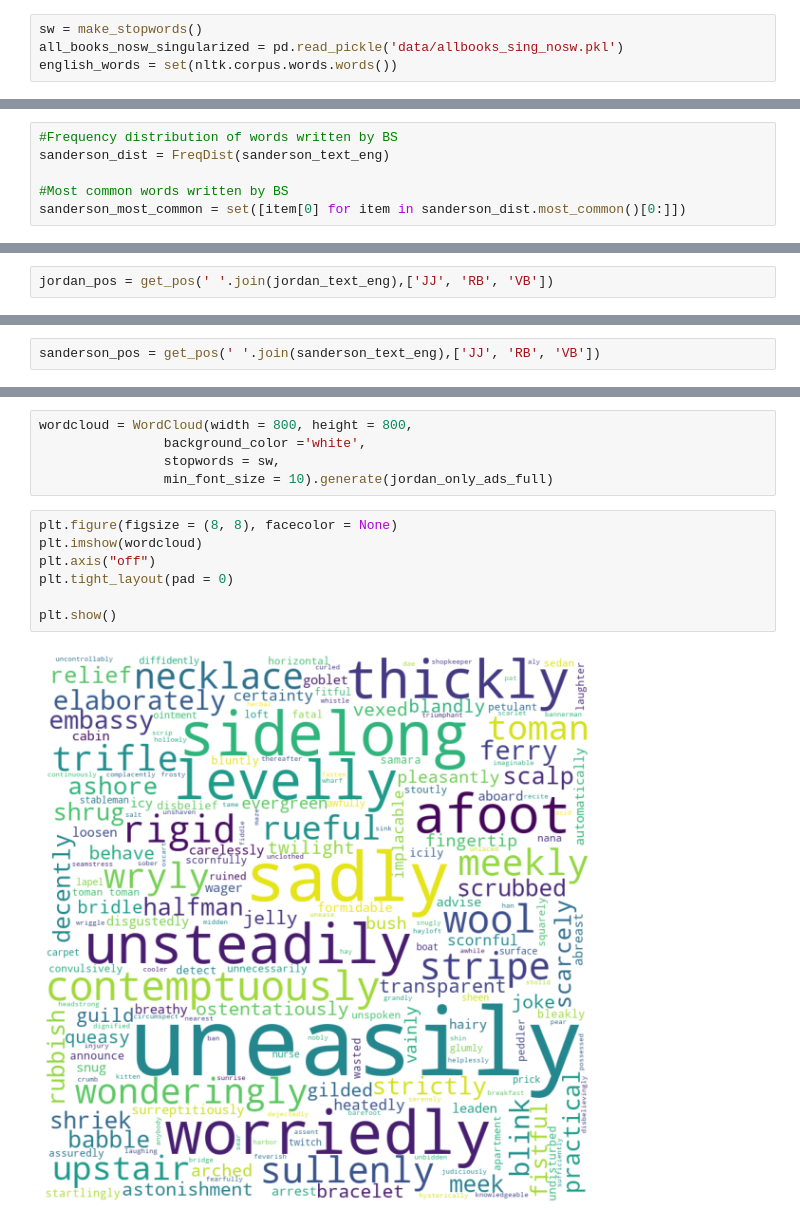
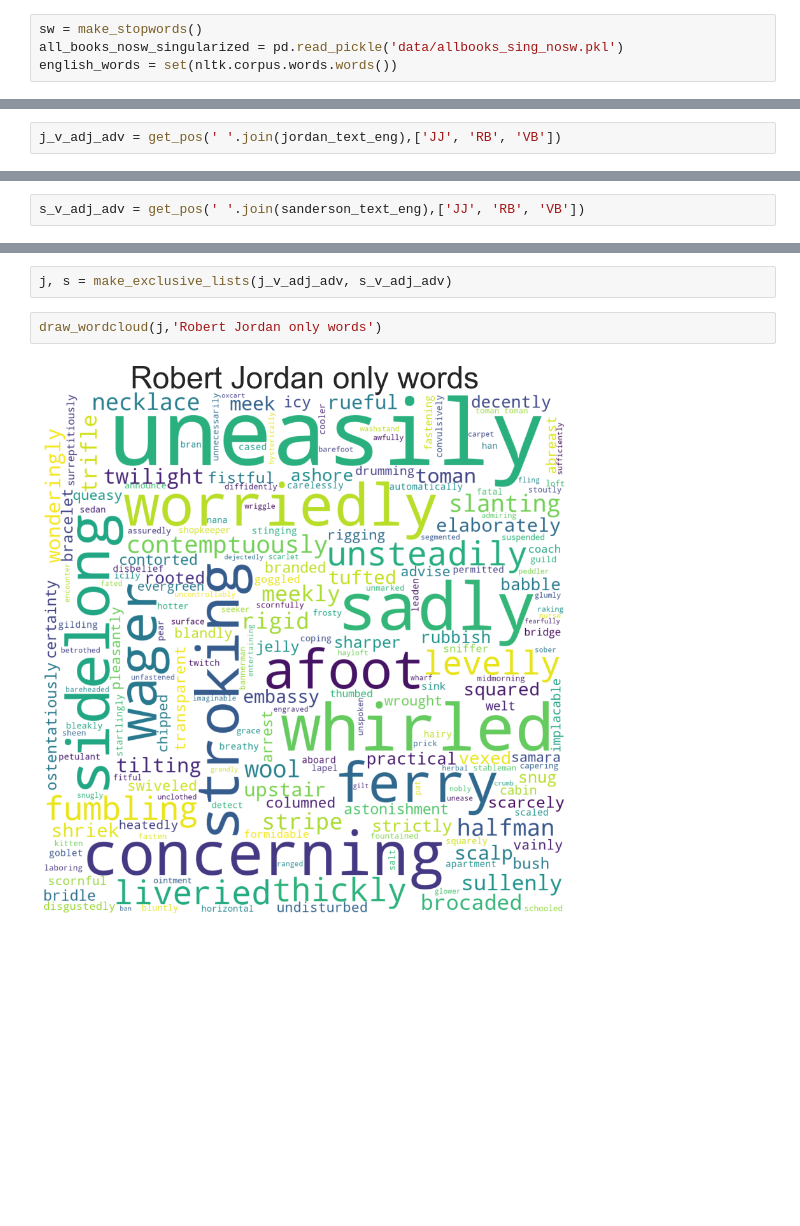
Before and after one commit to nathaniel-speiser/WOT-NLP, a Jupyter notebook: Writing differences.ipynb, the cells around one changed output, grey strips where cells are left out. Saved outputs shown, nothing was run; the diff lists cells and outputs as text; blank space fills up the shorter version.

```diff
--- a/Writing differences.ipynb
+++ b/Writing differences.ipynb
@@ -63,6 +53,0 @@ sanderson_set = set(sanderson_text_eng)
-# %%
-#Frequency distribution of words written by BS
-sanderson_dist = FreqDist(sanderson_text_eng)
-
-#Most common words written by BS
-sanderson_most_common = set([item[0] for item in sanderson_dist.most_common()[0:]])
@@ -75,2 +94,2 @@ def get_pos(text_string, pos_list):
 # %%
-jordan_pos = get_pos(' '.join(jordan_text_eng),['JJ', 'RB', 'VB'])
+j_v_adj_adv = get_pos(' '.join(jordan_text_eng),['JJ', 'RB', 'VB'])
@@ -83,2 +96,2 @@ jordan_pos_most_common = set([item[0] for item in jordan_pos_dist.most_common()[
 # %%
-sanderson_pos = get_pos(' '.join(sanderson_text_eng),['JJ', 'RB', 'VB'])
+s_v_adj_adv = get_pos(' '.join(sanderson_text_eng),['JJ', 'RB', 'VB'])
@@ -112,14 +98,6 @@ plt.show()
-# %%
-wordcloud = WordCloud(width = 800, height = 800,
-                background_color ='white',
-                stopwords = sw,
-                min_font_size = 10).generate(jordan_only_ads_full)
-# %%
-plt.figure(figsize = (8, 8), facecolor = None)
-plt.imshow(wordcloud)
-plt.axis("off")
-plt.tight_layout(pad = 0)
-
-plt.show()
-# %% [output]
-[figure, removed]
+# %%
+j, s = make_exclusive_lists(j_v_adj_adv, s_v_adj_adv)
+# %%
+draw_wordcloud(j,'Robert Jordan only words')
+# %% [output]
+[figure, added]
```
Also changed, not shown: parts of 15 cells of this notebook, 3 other files.
